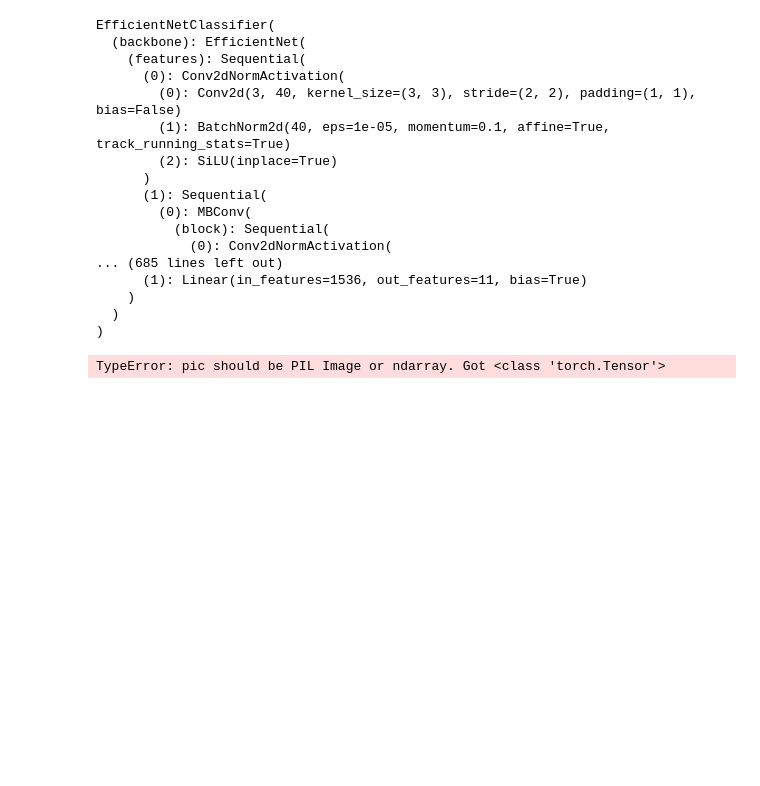
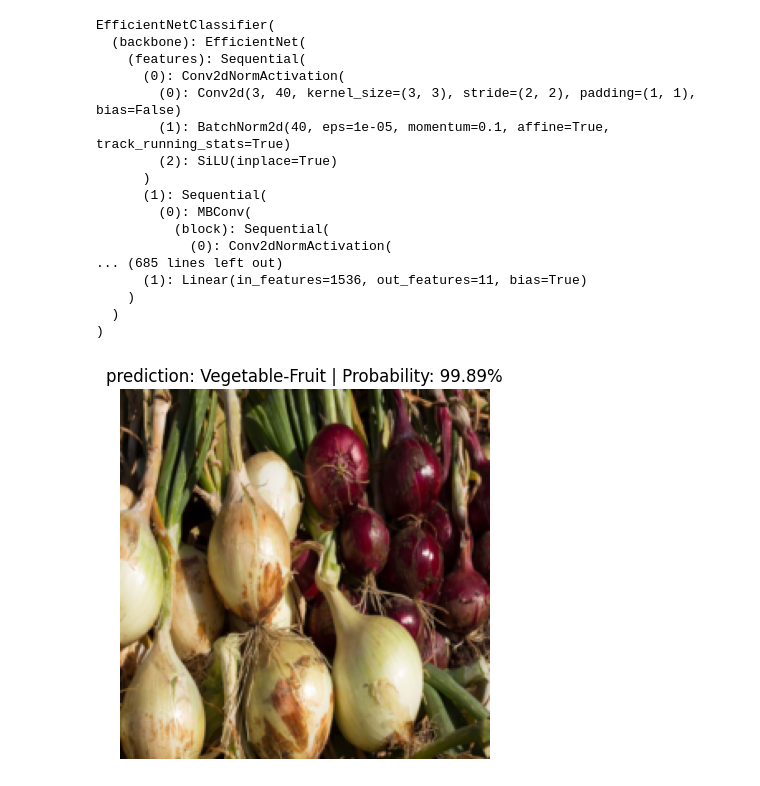
Before and after one commit to HritwikBhowmik/BAIUST-ML-workshop, a Jupyter notebook: BAIUST_foodfest_workshop.ipynb, the cells around one changed output. Cells and saved outputs as stored; diff of their text form; code cells hidden in the pictures; blank space fills up the shorter version.

```diff
--- a/BAIUST_foodfest_workshop.ipynb
+++ b/BAIUST_foodfest_workshop.ipynb
@@ -994,7 +994,33 @@ if not custom_image_path.is_file():
     f.write(byte.content)
 else:
   print(f"{custom_image_path} already exists")
-# %%
-get_prediction(model=loaded_model, img_path=custom_image_path, transform=test_transformer)
-# %% [output]
-TypeError: pic should be PIL Image or ndarray. Got <class 'torch.Tensor'>
+# %%
+import torchvision
+from PIL import Image
+
+def get_prediction(
+    model: nn.Module, img_path, transform, device=device
+):
+    """Makes a prediction on a target image with a trained model and plots the image and prediction"""
+    # Open the image as a PIL Image first, as the transformer expects a PIL Image or ndarray
+    img = Image.open(img_path).convert('RGB')
+
+    # Apply transformations
+    img_transformed = transform(img)
+
+    model.to(device)
+    model.eval()
+    with torch.inference_mode():
+        # Move the input tensor to the same device as the model
+        logit = model(img_transformed.unsqueeze(dim=0).to(device))
+
+    title = f"prediction: {labels[(torch.argmax(torch.softmax(logit, dim=1), dim=1)).cpu()]} | Probability: {(torch.softmax(logit, dim=1).max() * 100):.2f}%"
+
+    plt.imshow(img_transformed.permute(1, 2, 0))
+    plt.title(title)
+    plt.axis(False)
+    plt.show()
+
+get_prediction(model=loaded_model, img_path=custom_image_path, transform=test_transformer)
+# %% [output]
+[figure, added]
```
Also changed, not shown: parts of 20 cells of this notebook.
